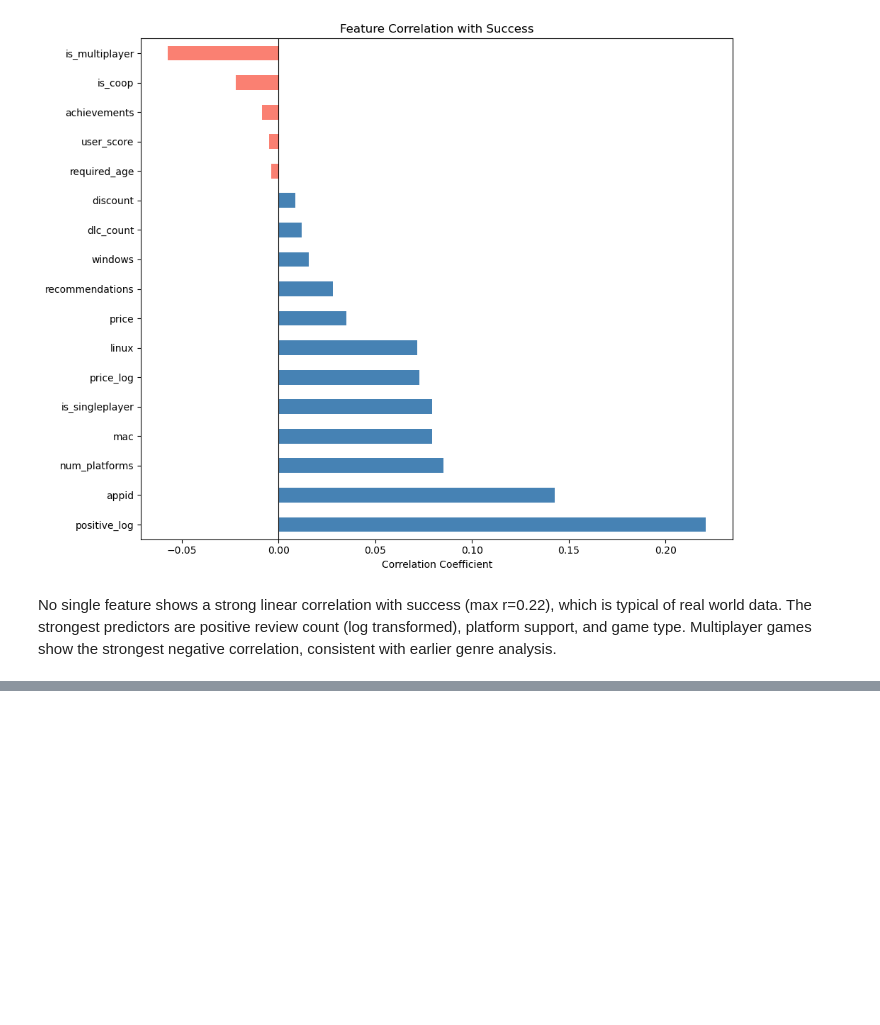
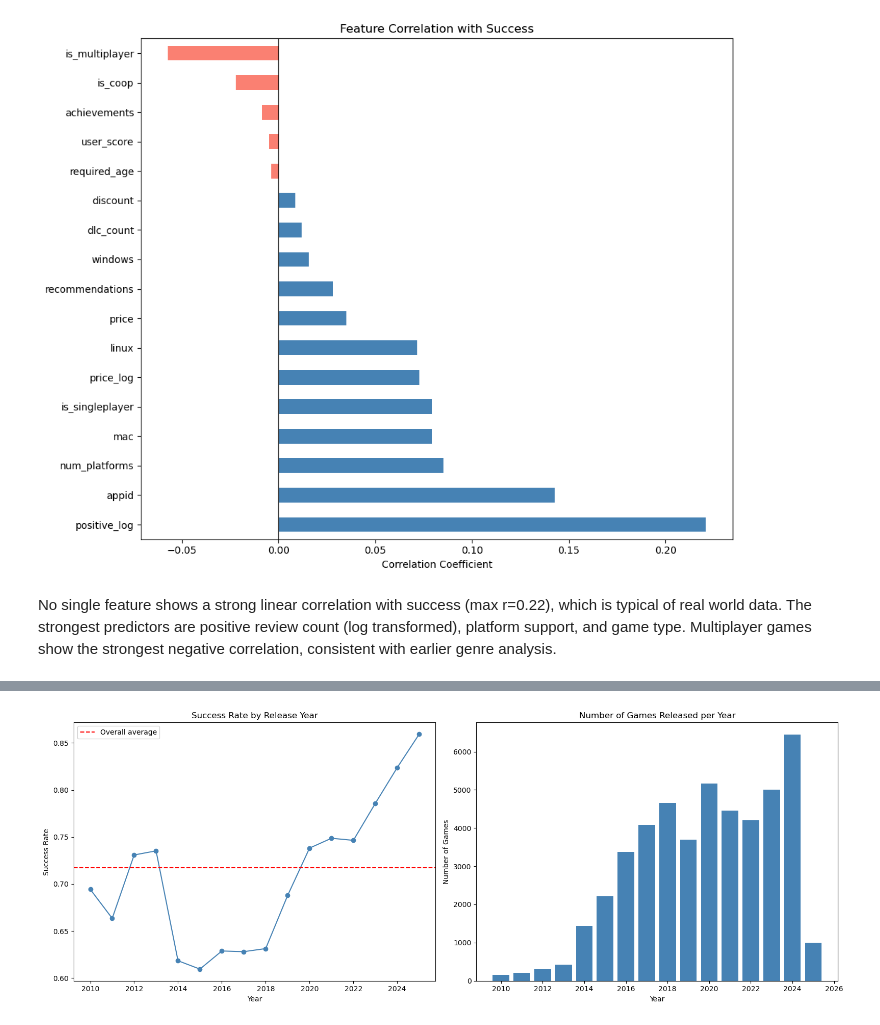
Before and after one commit to AhmadBeyruni299/steam-game-success-predictor, a Jupyter notebook: Untitled.ipynb, the cells around one changed output, grey strips where cells are left out. Drawn from its saved outputs; the diff is of its cells as text; code cells hidden in the pictures; blank space fills up the shorter version.

```diff
--- a/Untitled.ipynb
+++ b/Untitled.ipynb
@@ -470,6 +470,7 @@ Linux: 0.788
 Games supporting Mac or Linux outperform Windows-only titles by approximately 9 percentage points. This likely reflects developer investment and polish rather than platform reach directly since studios porting to multiple platforms tend to produce higher quality products overall.
 # %%
 fig, axes = plt.subplots(1, 2, figsize=(14, 6))
+df['num_platforms'] = df['windows'].astype(int) + df['mac'].astype(int) + df['linux'].astype(int)
 
 # Success rate by number of platforms
 platform_count_success = df.groupby('num_platforms')['success'].mean()
@@ -581,0 +593,8 @@ No single feature shows a strong linear correlation with success (max r=0.22), w
+# %%
+# Convert release date and extract features
+df['release_date'] = pd.to_datetime(df['release_date'], errors='coerce')
+df['release_year'] = df['release_date'].dt.year
+df['release_month'] = df['release_date'].dt.month
+
+print(df[['release_date', 'release_year', 'release_month']].head(10))
+print(f"\nMissing release years: {df['release_year'].isna().sum()}")
@@ -581,0 +615,25 @@ No single feature shows a strong linear correlation with success (max r=0.22), w
+# %%
+# Success rate by release year
+year_success = df.groupby('release_year')['success'].agg(['mean', 'count'])
+year_success = year_success[year_success['count'] > 100]  # filter sparse years
+
+fig, axes = plt.subplots(1, 2, figsize=(16, 6))
+
+# Success rate over time
+axes[0].plot(year_success.index, year_success['mean'], marker='o', color='steelblue')
+axes[0].axhline(y=df['success'].mean(), color='red', linestyle='--', label='Overall average')
+axes[0].set_title('Success Rate by Release Year')
+axes[0].set_xlabel('Year')
+axes[0].set_ylabel('Success Rate')
+axes[0].legend()
+
+# Number of games released per year
+axes[1].bar(year_success.index, year_success['count'], color='steelblue')
+axes[1].set_title('Number of Games Released per Year')
+axes[1].set_xlabel('Year')
+axes[1].set_ylabel('Number of Games')
+
+plt.tight_layout()
+plt.show()
+# %% [output]
+[figure, added]
```
Also changed, not shown: parts of 37 cells of this notebook.
